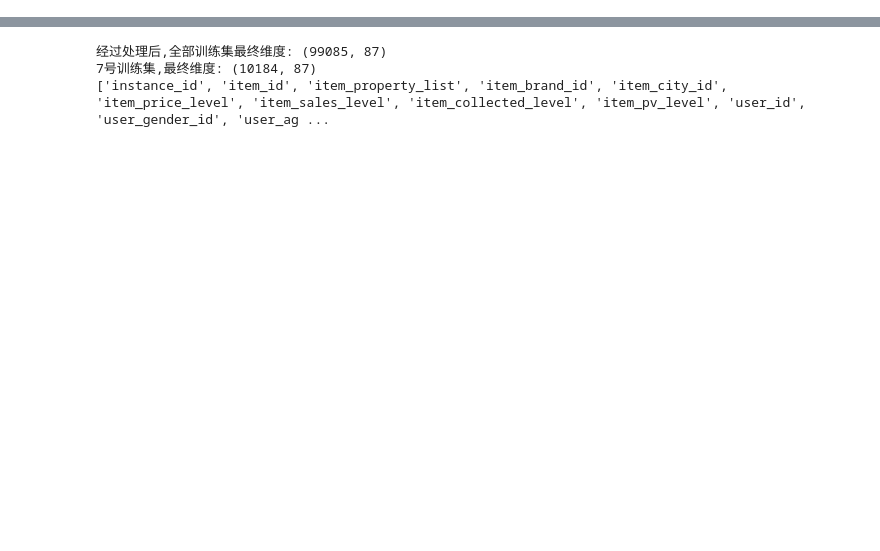
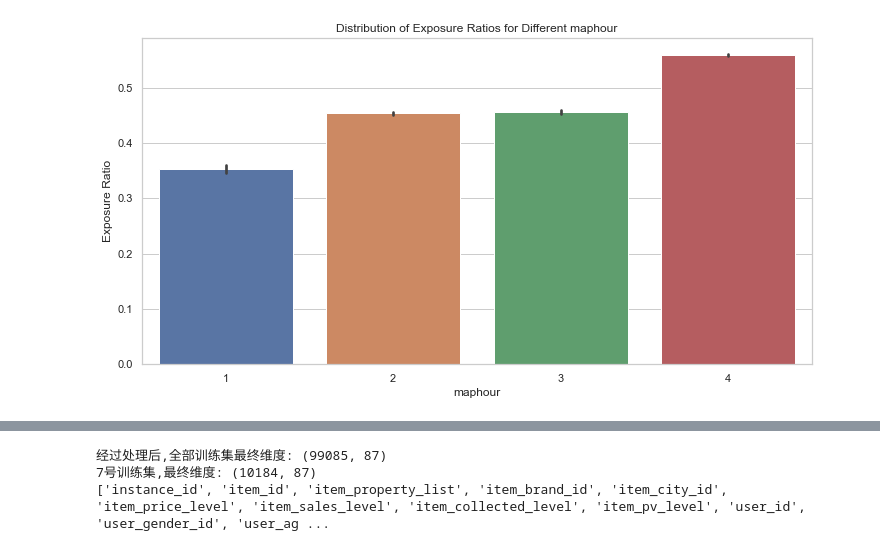
Before and after one commit to IBA6202MA/Search-Advertising-Conversion-Prediction, a Jupyter notebook: feature-engineering-01- basic.ipynb, the cells around one changed output, grey strips where cells are left out. Cells and saved outputs as stored; diff of their text form; code cells hidden in the pictures; blank space fills up the shorter version.

```diff
--- a/feature-engineering-01- basic.ipynb
+++ b/feature-engineering-01- basic.ipynb
@@ -11,14 +11,6 @@ path =  '/Users/apple/Desktop/data/'
 train = pd.read_csv(path+'train_all.csv')
 test = pd.read_csv(path+'test_all.csv')
 data = pd.concat([train, test])
-# %%
-# 商品的曝光时间，计算每个商品在每个小时的广告时间里出现的次数
-exp_hour = data.groupby(['item_id', 'hour']).instance_id.nunique().to_frame()
-exp_hour.columns = ['item_hour_cnt']
-exp_hour = exp_hour.reset_index()
-exp_hour['item_hour_cnt_ratio'] = round(exp_hour.item_hour_cnt / exp_hour.groupby('item_id').item_hour_cnt.transform(np.sum), 5)
-exp_hour = exp_hour[['item_id', 'hour', 'item_hour_cnt_ratio']]
-data = data.merge(exp_hour, how='left', on=['item_id', 'hour'])
 # %%
  # 商品分时间段曝光比例，得到每个item_id在每个时间段实例数量占比
 exp_tz = data.groupby(['item_id', 'maphour']).instance_id.nunique().to_frame()
@@ -27,3 +19,29 @@ exp_tz = exp_tz.reset_index()
 exp_tz['item_maphour_cnt_ratio'] = round(exp_tz.item_maphour_cnt / exp_tz.groupby('item_id').item_maphour_cnt.transform(np.sum), 5)
 exp_tz = exp_tz[['item_id', 'maphour', 'item_maphour_cnt_ratio']]
 data = data.merge(exp_tz, how='left', on=['item_id', 'maphour'])
+# %%
+import matplotlib.pyplot as plt
+import seaborn as sns
+
+# Filter out rows with NaN values in 'item_maphour_cnt_ratio'
+filtered_data = data.dropna(subset=['item_maphour_cnt_ratio'])
+
+# Exclude the 'item_id' from the plot
+maphour_plot_data = filtered_data[['maphour', 'item_maphour_cnt_ratio']]
+
+# Set the style of seaborn
+sns.set(style="whitegrid")
+
+# Create a bar plot
+plt.figure(figsize=(12, 6))
+sns.barplot(x='maphour', y='item_maphour_cnt_ratio', data=maphour_plot_data)
+
+# Set labels and title
+plt.xlabel('maphour')
+plt.ylabel('Exposure Ratio')
+plt.title('Distribution of Exposure Ratios for Different maphour')
+
+# Show the plot
+plt.show()
+# %% [output]
+[figure, added]
```
Also changed, not shown: parts of 20 cells of this notebook, 3 other files.
